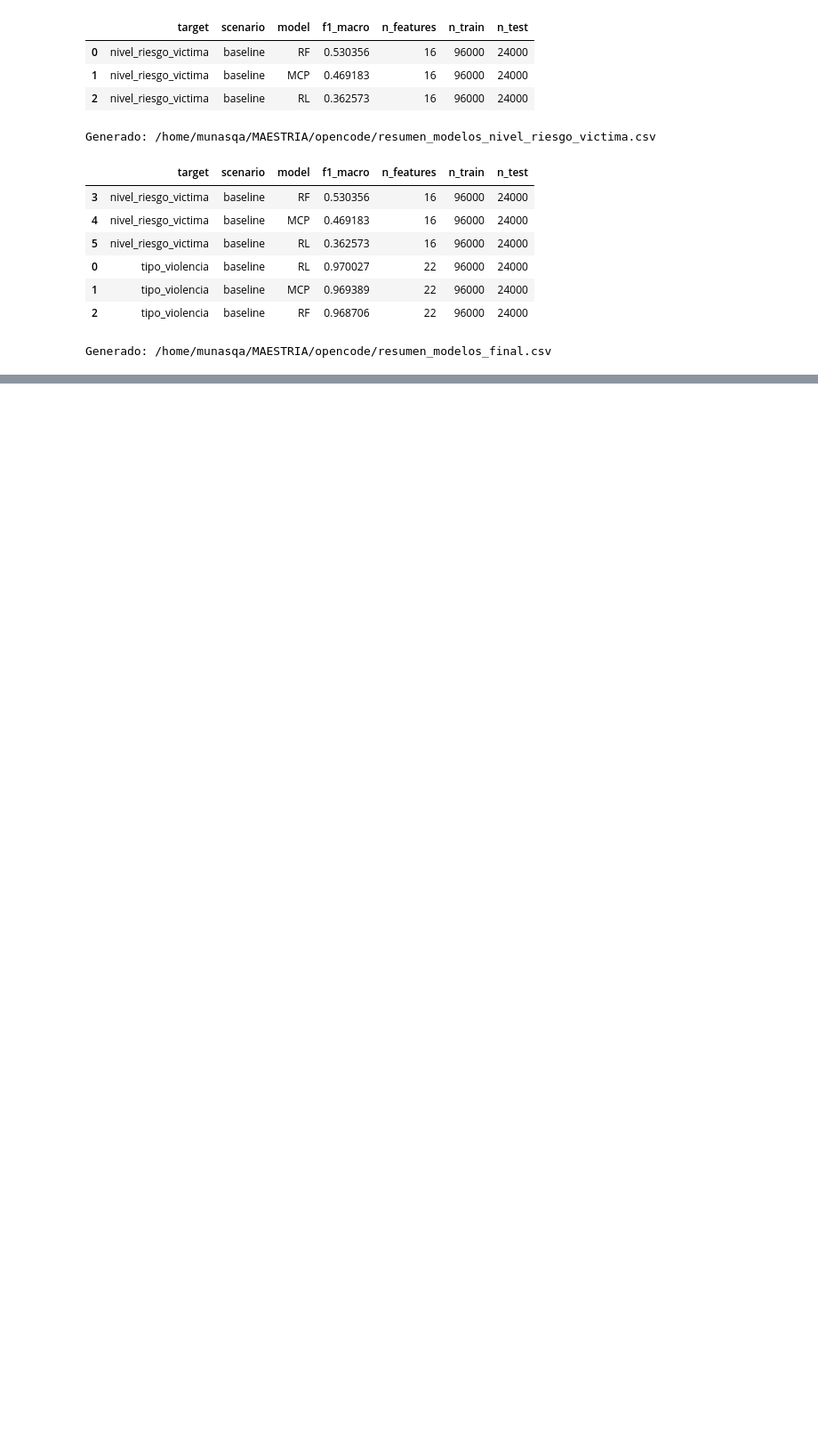
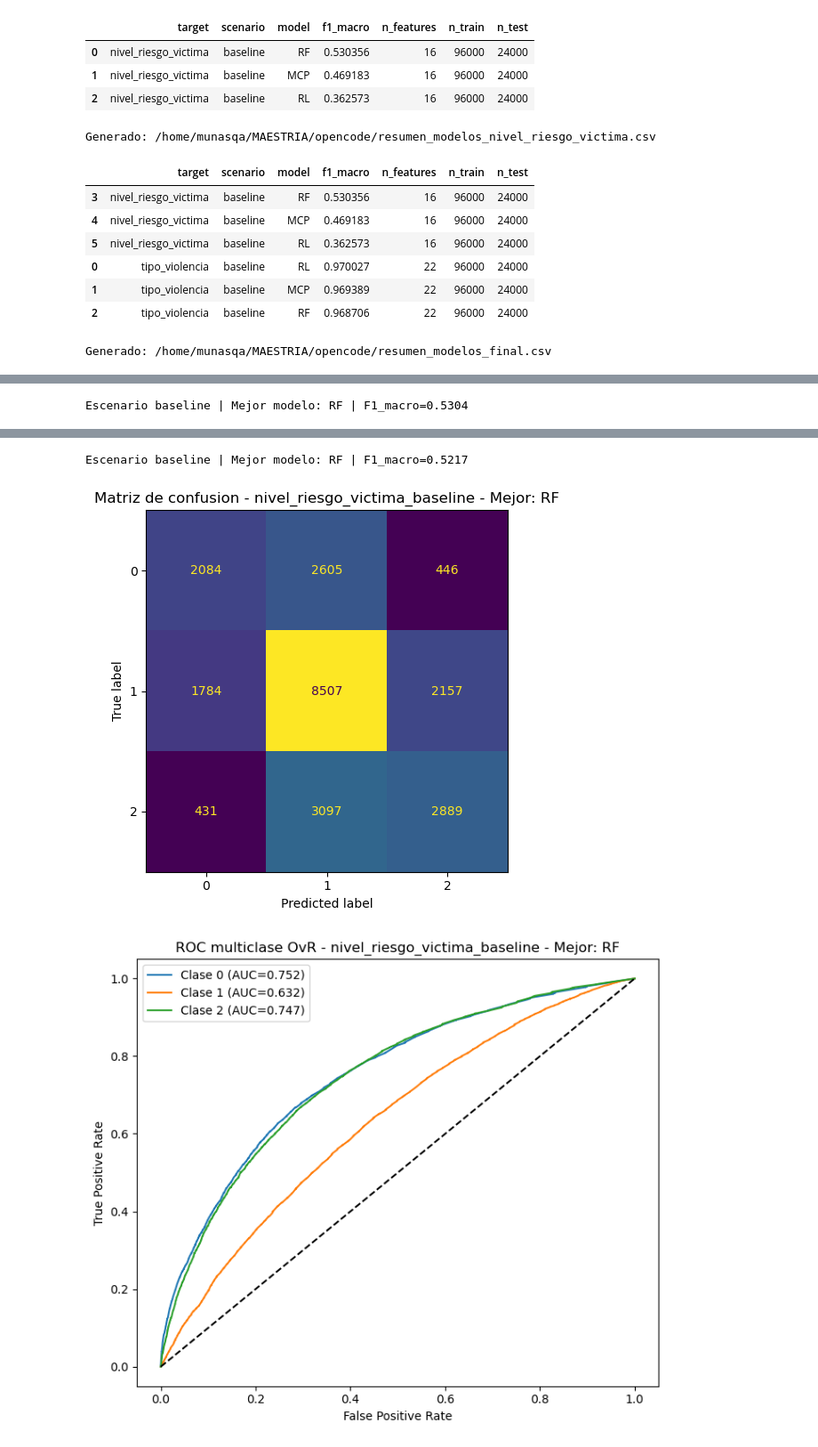
Before and after one commit to umalluq/violencia-eda, a Jupyter notebook: seleccion_caracteristicas_multimetodo_FULL.ipynb, the cells around one changed output, grey strips where cells are left out. Shown at 89% size. Saved outputs shown, nothing was run; the diff lists cells and outputs as text; code cells hidden in the pictures; blank space fills up the shorter version.

```diff
--- a/seleccion_caracteristicas_multimetodo_FULL.ipynb
+++ b/seleccion_caracteristicas_multimetodo_FULL.ipynb
@@ -1021,0 +1105,5 @@ Generado: /home/munasqa/MAESTRIA/opencode/resumen_modelos_final.csv
+# %%
+bench_riesgo = run_moes_vs_hibrido("nivel_riesgo_victima", k=16, random_state=42, sample_train=120000, run_smote=False, run_smotetomek=False)
+display(bench_riesgo.sort_values(["subset_source", "scenario", "f1_macro"], ascending=[True, True, False]))
+bench_riesgo.to_csv(f"{OUT}/benchmark_moes_vs_hibrido_nivel_riesgo_victima.csv", index=False)
+# %% [output]
@@ -1021,0 +1118 @@ Generado: /home/munasqa/MAESTRIA/opencode/resumen_modelos_final.csv
+Escenario baseline | Mejor modelo: RF | F1_macro=0.5304
@@ -1021,0 +1129,3 @@ Generado: /home/munasqa/MAESTRIA/opencode/resumen_modelos_final.csv
+Escenario baseline | Mejor modelo: RF | F1_macro=0.5217
+[figure, added]
+[figure, added]
```
Also changed, not shown: parts of 14 cells of this notebook, 15 other files.
